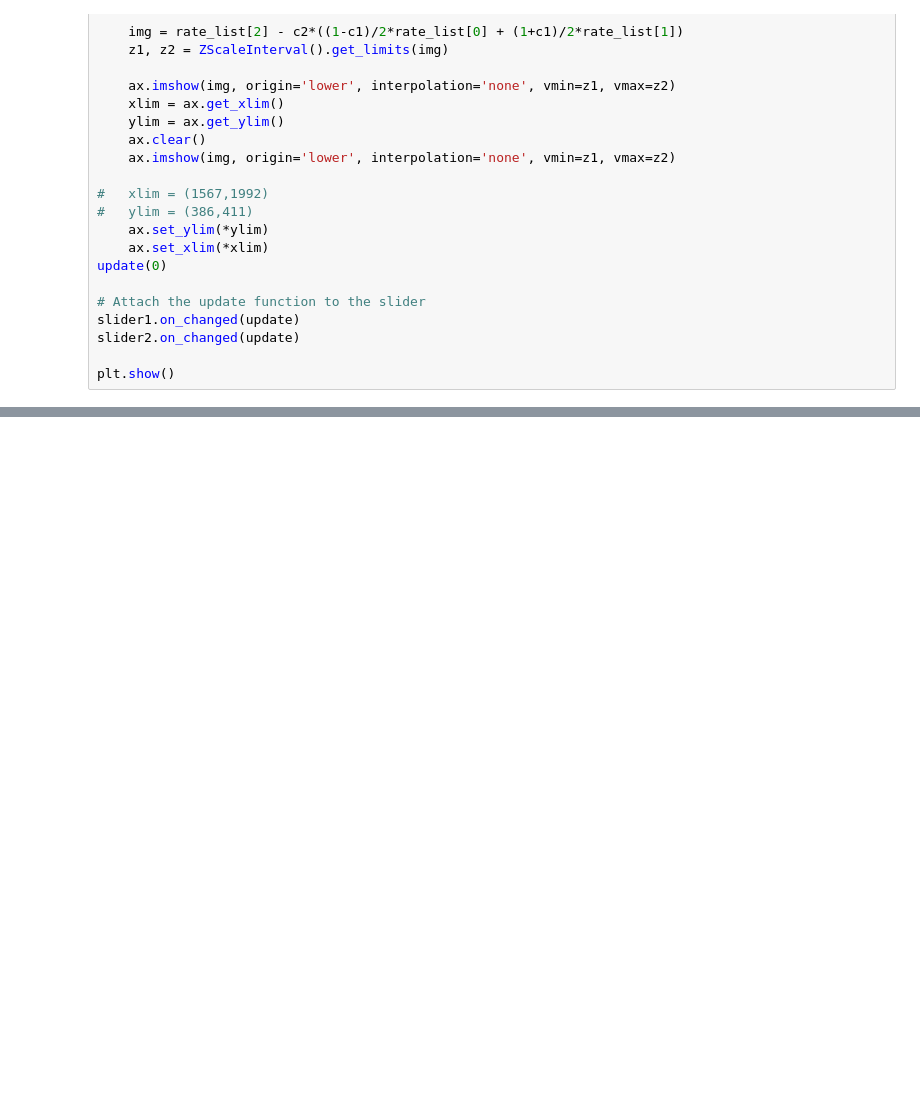
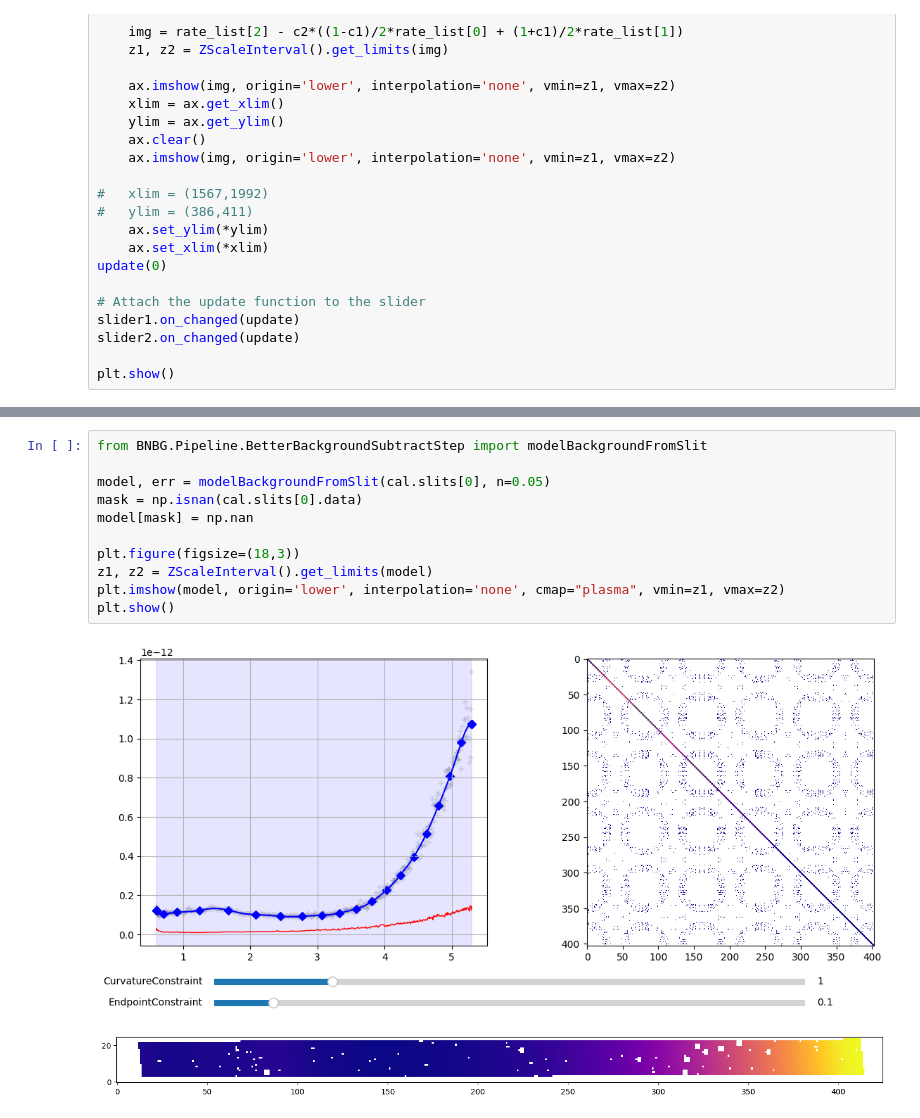
Before and after one commit to TimEpsilon/BetterNIRSpecBackground, a Jupyter notebook: BNBG/Notebooks/ArtifactSearching.ipynb, the cells around one changed output, grey strips where cells are left out. Cells and saved outputs as stored; diff of their text form; blank space fills up the shorter version.

```diff
--- a/BNBG/Notebooks/ArtifactSearching.ipynb
+++ b/BNBG/Notebooks/ArtifactSearching.ipynb
@@ -574,0 +417,14 @@ TypeError: unsupported operand type(s) for -: 'NoneType' and 'int'
+# %%
+from BNBG.Pipeline.BetterBackgroundSubtractStep import modelBackgroundFromSlit
+
+model, err = modelBackgroundFromSlit(cal.slits[0], n=0.05)
+mask = np.isnan(cal.slits[0].data)
+model[mask] = np.nan
+
+plt.figure(figsize=(18,3))
+z1, z2 = ZScaleInterval().get_limits(model)
+plt.imshow(model, origin='lower', interpolation='none', cmap="plasma", vmin=z1, vmax=z2)
+plt.show()
+# %% [output]
+[figure, added]
+[figure, added]
```
Also changed, not shown: parts of 19 cells of this notebook, 2 other files.
